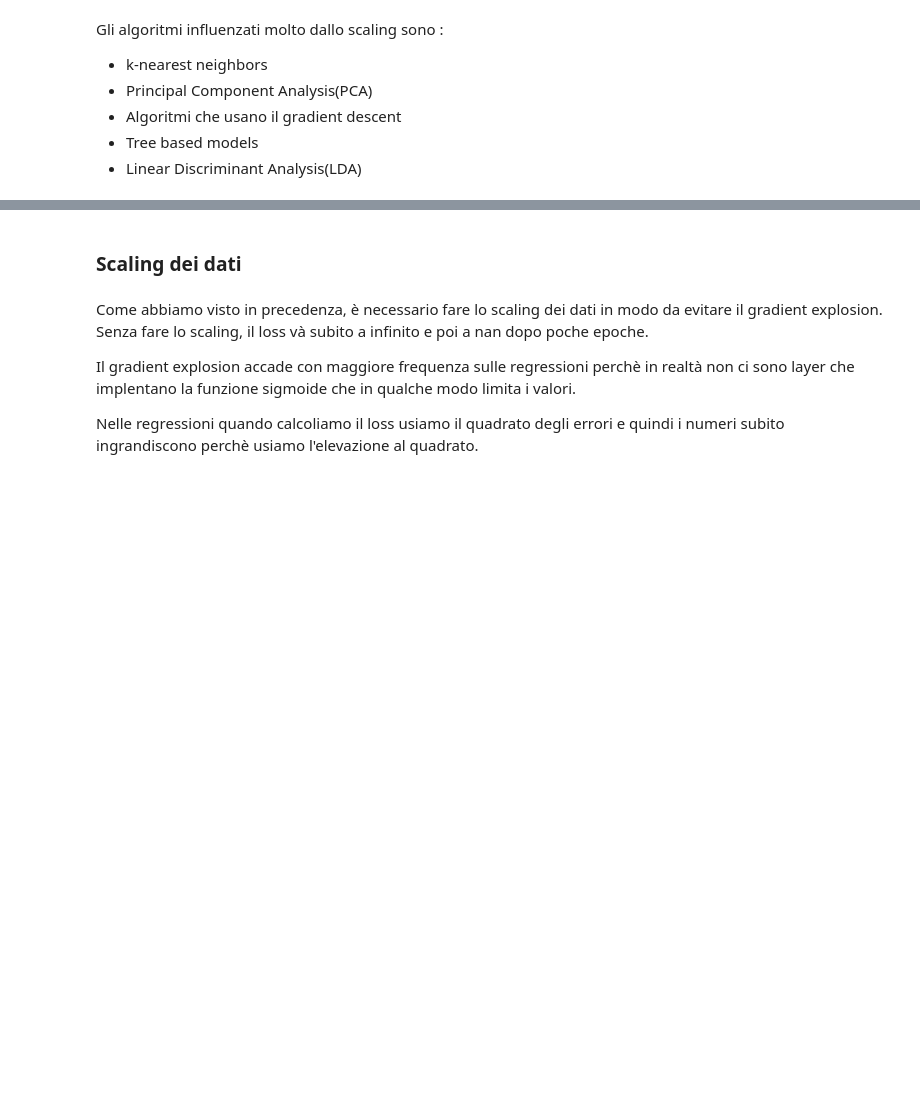
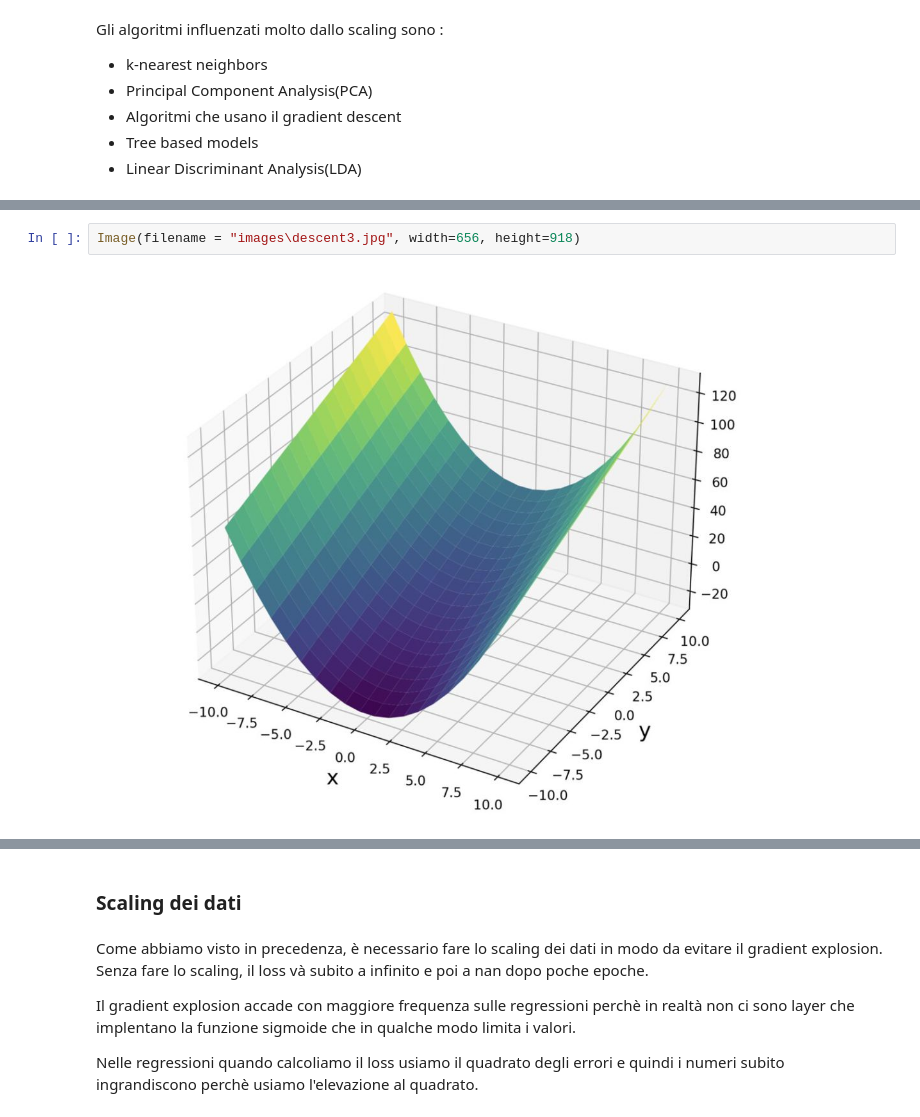
Before and after one commit to ermlau/NotebookML, a Jupyter notebook: 02 Linear Regression.ipynb, the cells around one changed output, grey strips where cells are left out. Drawn from its saved outputs; the diff is of its cells as text; blank space fills up the shorter version.

```diff
--- a/Linear Regression.ipynb
+++ b/02 Linear Regression.ipynb
@@ -436,0 +449,4 @@ Gli algoritmi influenzati molto dallo scaling sono :
+# %%
+Image(filename = "images\descent3.jpg", width=656, height=918)
+# %% [output]
+[figure, added]
```
Also changed, not shown: parts of 30 cells of this notebook, 5 other files.
